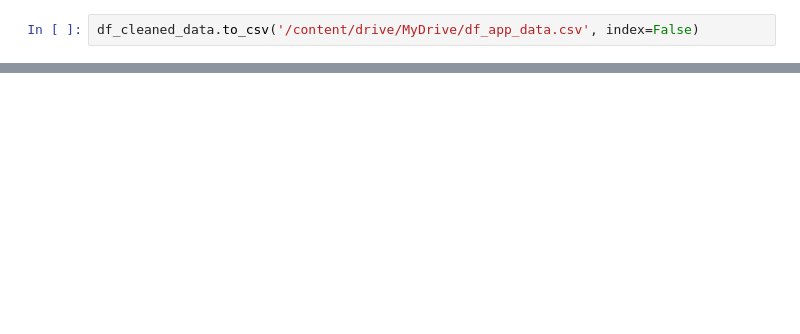
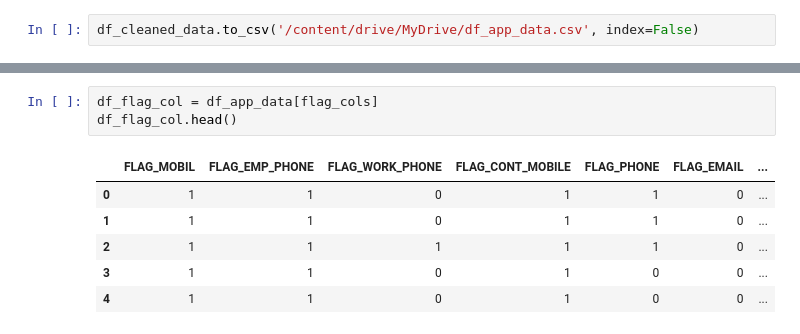
Before and after one commit to yuvi31102000/Loan_default, a Jupyter notebook: Loan_default.ipynb, the cells around one changed output, grey strips where cells are left out. Drawn from its saved outputs; the diff is of its cells as text; blank space fills up the shorter version.

```diff
--- a/Loan_default.ipynb
+++ b/Loan_default.ipynb
@@ -410,0 +420,10 @@ df_cleaned_data.to_csv('/content/drive/MyDrive/df_app_data.csv', index=False)
+# %%
+df_flag_col = df_app_data[flag_cols]
+df_flag_col.head()
+# %% [output]
+|  | FLAG_MOBIL | FLAG_EMP_PHONE | FLAG_WORK_PHONE | FLAG_CONT_MOBILE | FLAG_PHONE | FLAG_EMAIL | ... |
+| 0 | 1 | 1 | 0 | 1 | 1 | 0 | ... |
+| 1 | 1 | 1 | 0 | 1 | 1 | 0 | ... |
+| 2 | 1 | 1 | 1 | 1 | 1 | 0 | ... |
+| 3 | 1 | 1 | 0 | 1 | 0 | 0 | ... |
+| 4 | 1 | 1 | 0 | 1 | 0 | 0 | ... |
```
Also changed, not shown: parts of 12 cells of this notebook.
